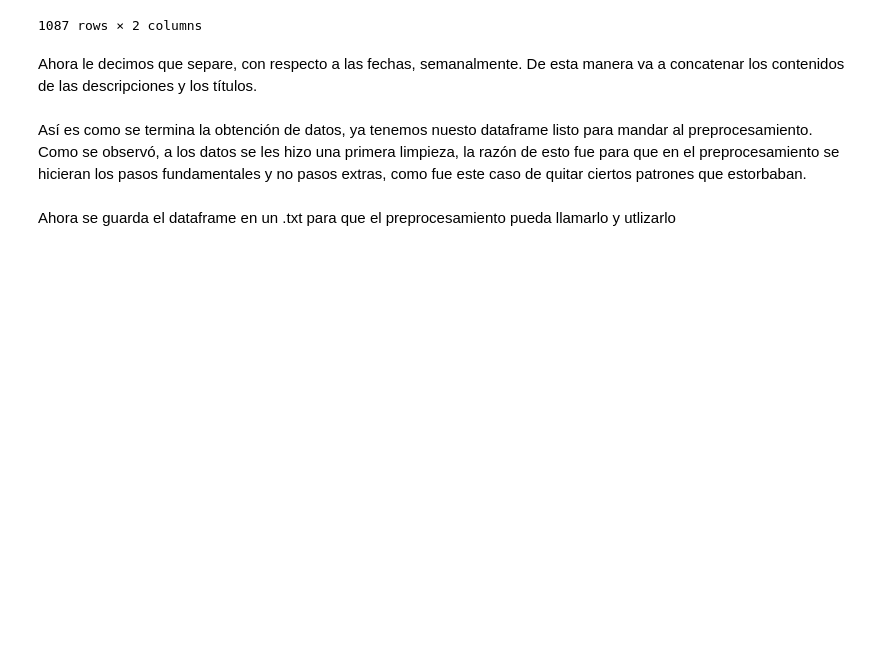
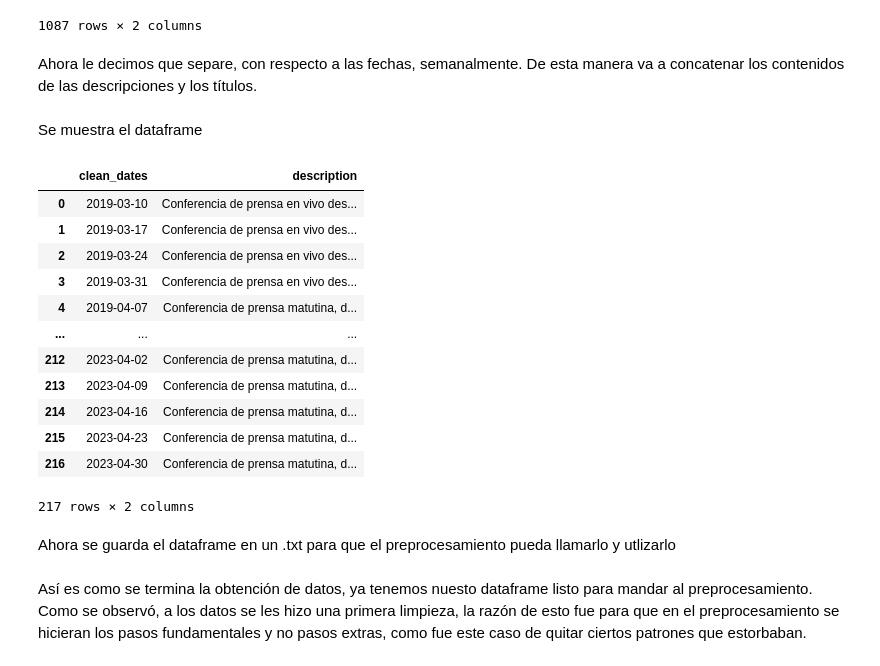
Before and after one commit to HectorAgValenzuela/TopicPrediction, a Jupyter notebook: YTApi.ipynb, the cells around one changed output. Saved outputs shown, nothing was run; the diff lists cells and outputs as text; code cells hidden in the pictures; blank space fills up the shorter version.

Commit message:
Se muestra el dataset de los datos semanales

```diff
--- a/YTApi.ipynb
+++ b/YTApi.ipynb
@@ -321,11 +321,29 @@ df
 1087 rows × 2 columns
 # %% [markdown]
 Ahora le decimos que separe, con respecto a las fechas, semanalmente. De esta manera va a concatenar los contenidos de las descripciones y los títulos.
-# %% [markdown]
-Así es como se termina la obtención de datos, ya tenemos nuesto dataframe listo para mandar al preprocesamiento. Como se observó, a los datos se les hizo una primera limpieza, la razón de esto fue para que en el preprocesamiento se hicieran los pasos fundamentales y no pasos extras, como fue este caso de quitar ciertos patrones que estorbaban.
 # %%
 weekly_ts = df.resample('W').sum()
+# %% [markdown]
+Se muestra el dataframe
+# %%
+weekly_ts
+# %% [output]
+|  | clean_dates | description |
+| 0 | 2019-03-10 | Conferencia de prensa en vivo des... |
+| 1 | 2019-03-17 | Conferencia de prensa en vivo des... |
+| 2 | 2019-03-24 | Conferencia de prensa en vivo des... |
+| 3 | 2019-03-31 | Conferencia de prensa en vivo des... |
+| 4 | 2019-04-07 | Conferencia de prensa matutina, d... |
+| ... | ... | ... |
+| 212 | 2023-04-02 | Conferencia de prensa matutina, d... |
+| 213 | 2023-04-09 | Conferencia de prensa matutina, d... |
+| 214 | 2023-04-16 | Conferencia de prensa matutina, d... |
+| 215 | 2023-04-23 | Conferencia de prensa matutina, d... |
+| 216 | 2023-04-30 | Conferencia de prensa matutina, d... |
+217 rows × 2 columns
 # %% [markdown]
 Ahora se guarda el dataframe en un .txt para que el preprocesamiento pueda llamarlo y utlizarlo
 # %%
 weekly_ts['description'].to_csv('mañaneras.csv')
+# %% [markdown]
+Así es como se termina la obtención de datos, ya tenemos nuesto dataframe listo para mandar al preprocesamiento. Como se observó, a los datos se les hizo una primera limpieza, la razón de esto fue para que en el preprocesamiento se hicieran los pasos fundamentales y no pasos extras, como fue este caso de quitar ciertos patrones que estorbaban.
```
